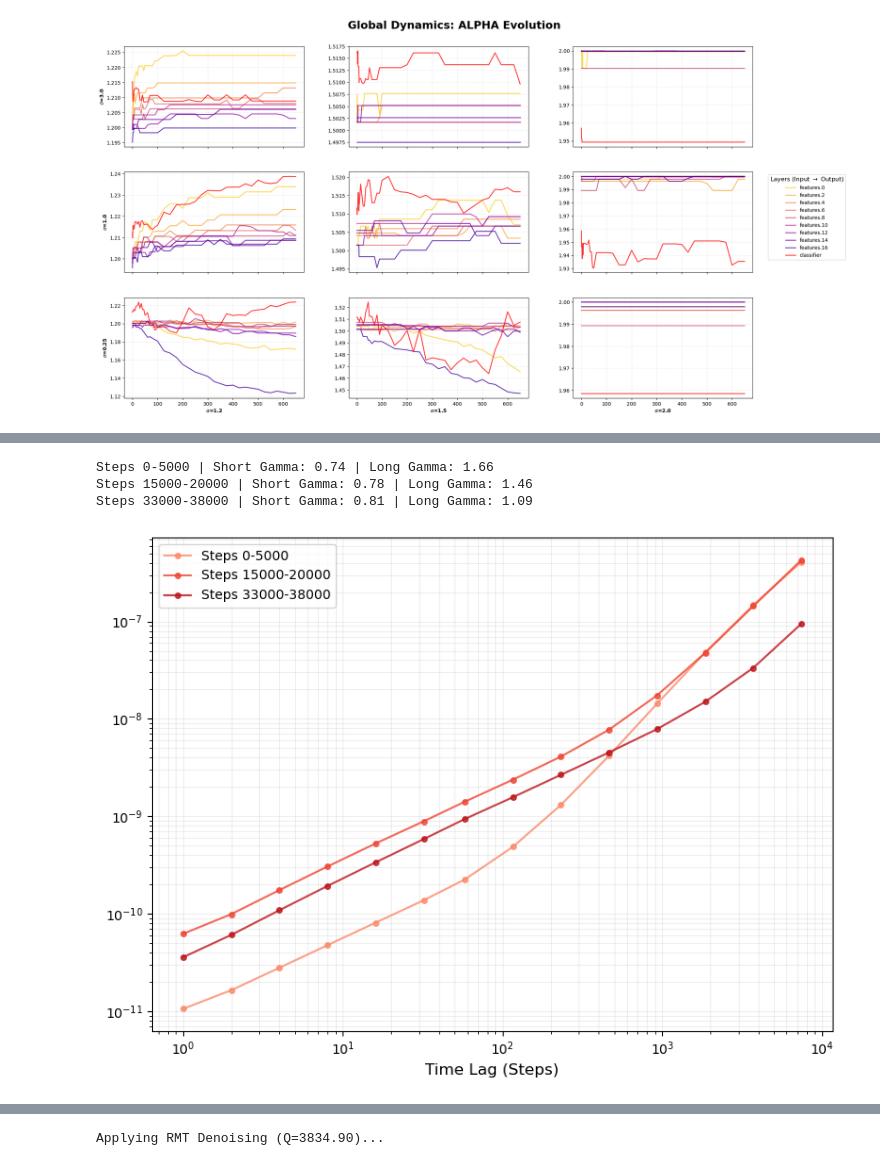
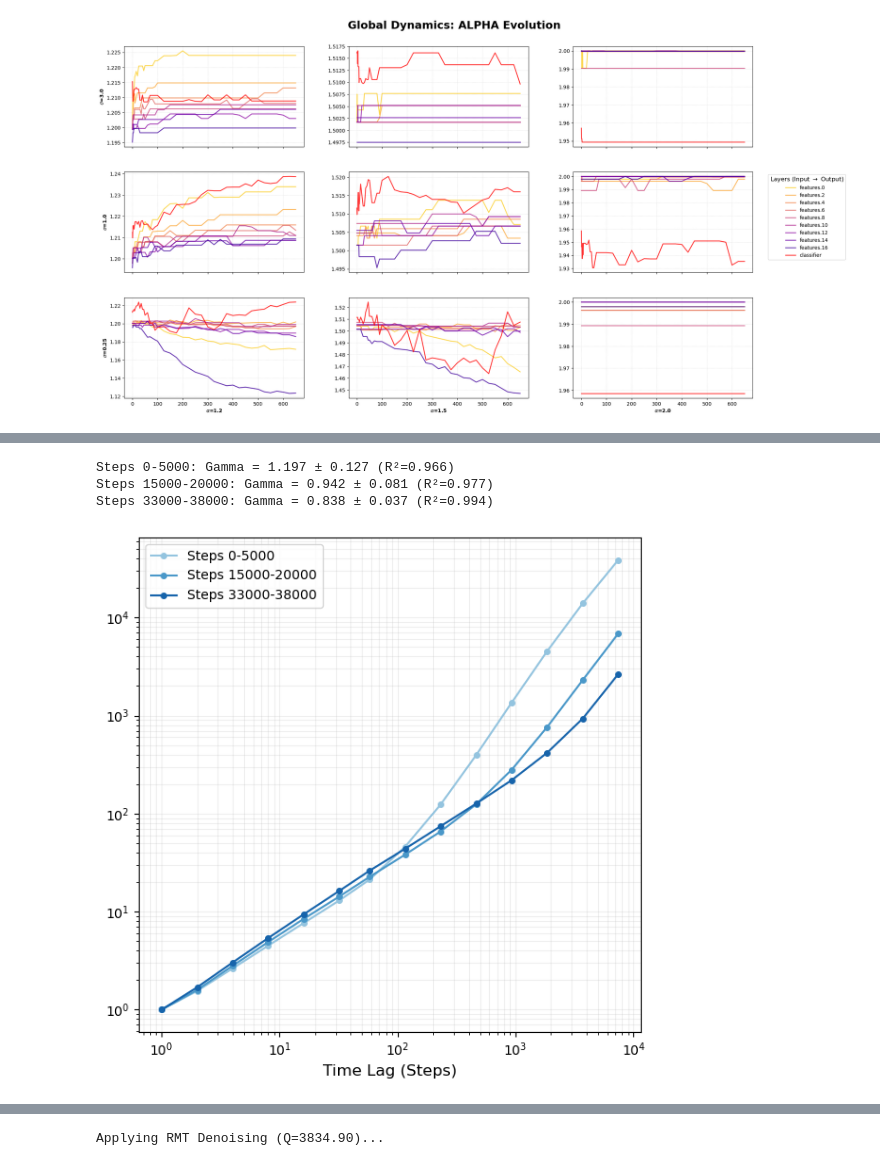
Before and after one commit to YiHaoFromEarth/ht-initialisation-dynamics, a Jupyter notebook: plots.ipynb, the cells around one changed output, grey strips where cells are left out. Saved outputs shown, nothing was run; the diff lists cells and outputs as text; code cells hidden in the pictures.

```diff
--- a/plots.ipynb
+++ b/plots.ipynb
@@ -613,24 +647,21 @@ def calculate_tamsd_windowed(df, layer_name, window_range, alpha_val=1.2, sigma_
     Calculates TAMSD for a specific layer within a specific training window.
     window_range: tuple (start_step, end_step)
     """
-    start, end = window_range
-    # Filter for the specific physics regime, layer, and the temporal window
-    subset = df.query(
-        "alpha == @alpha_val and sigma == @sigma_val and "
-        "layer == @layer_name and step >= @start and step <= @end"
-    )
+    subset = df.query("alpha == @alpha_val and sigma == @sigma_val and layer == @layer_name and step >= @window_range[0] and step < @window_range[1]")
 
-    if subset.empty:
-        return None
+    def get_stats(x):
+        squared_x = np.square(x)
+        # Avoid log(0) issues
+        log_squared_x = np.log(squared_x[squared_x > 0])
+        return pd.Series({
+            'msd': np.mean(squared_x),
+            'log_std': np.std(log_squared_x) if len(log_squared_x) > 0 else 0,
+            'count': len(x)
+        })
 
-    # Group by time_lag (tau) to get the time-average
-    # Note: We use np.mean(np.square(x)) because msd is E[|W(t+tau) - W(t)|^2]
-    tamsd_results = subset.groupby("time_lag")["l2_dist"].apply(
-        lambda x: np.mean(np.square(x))
-    ).reset_index()
-
-    tamsd_results.columns = ["lag", "msd"]
-    return tamsd_results
+    stats = subset.groupby("time_lag")["l2_dist"].apply(get_stats).unstack().reset_index()
+    stats.columns = ["lag", "msd", "log_std", "count"]
+    return stats
 
 def plot_layer_evolution_tamsd(parquet_path, layer_name, windows):
     """
@@ -638,52 +669,64 @@ def plot_layer_evolution_tamsd(parquet_path, layer_name, windows):
     windows: list of tuples [(start, end), ...]
     """
     df = pd.read_parquet(parquet_path)
-    plt.figure(figsize=(8, 6))
+    plt.figure(figsize=(6, 6))
 
     # Use a colormap to show progression (e.g., from light to dark)
-    colors = plt.cm.Reds(np.linspace(0.4, 0.8, len(windows)))
+    colors = plt.cm.Blues(np.linspace(0.4, 0.8, len(windows)))
 
     for i, window in enumerate(windows):
         res = calculate_tamsd_windowed(df, layer_name, window)
 
         if res is not None:
             label = f"Steps {window[0]}-{window[1]}"
-            plt.loglog(res["lag"], res["msd"], marker='o', markersize=4,
-                       color=colors[i], label=label, alpha=0.8)
+            # Geometric Bounds: Multiply/Divide by the exponent of log_std
+            # This creates a "multiplicative" ribbon that looks clean on log scales
+            # 1. Get the normalization constant (MSD at the first lag)
+            # Assuming your 'res' dataframe is sorted by lag
+            msd_tau_1 = res["msd"].iloc[0]
 
-            # Optional: Print short-term vs long-term gamma to console to check Strategy A
+            # Create normalized versions for plotting
+            norm_msd = res["msd"] / msd_tau_1
+
+            # 3. Plot the Normalized Mean TAMSD line
+            # Now every line will strictly start at (1, 1) on the log-log plot
+            plt.loglog(res["lag"], norm_msd, marker='o', markersize=4,
+                    color=colors[i], label=label)
+
+            # 4. STATISTICAL RIGOR (on normalized log values)
             log_lag = np.log(res["lag"].values)
-            log_msd = np.log(res["msd"].values)
+            log_norm_msd = np.log(norm_msd.values)
 
-            # Short-term fit (first 5 points)
-            s_short, _ = np.polyfit(log_lag[:5], log_msd[:5], 1)
-            # Long-term fit (last 5 points)
-            s_long, _ = np.polyfit(log_lag[-5:], log_msd[-5:], 1)
-            print(f"{label} | Short Gamma: {s_short:.2f} | Long Gamma: {s_long:.2f}")
+            slope, intercept, r_val, p_val, stderr = stats.linregress(log_lag, log_norm_msd)
+
+            # The slope (gamma) will be IDENTICAL to the non-normalized version,
+            # but the intercept will now be 0 (since log(1) = 0).
+            ci_gamma = 1.96 * stderr
+            print(f"{label}: Gamma = {slope:.3f} ± {ci_gamma:.3f} (R²={r_val**2:.3f})")
 
     # plt.title(f"Evolution of Diffusion Horizon: {layer_name}", fontsize=15, fontweight='bold')
     plt.xlabel("Time Lag (Steps)", fontsize=12)
     # plt.ylabel("Mean Squared Displacement (TAMSD)", fontsize=12)
     plt.legend()
     plt.grid(True, which="both", alpha=0.2)
     plt.tight_layout()
     plt.savefig(f"tamsd_evolution_{layer_name}.pdf")
     plt.show()
 
 # Example usage for your Honours Analysis:
 # Define windows that represent early, middle, and late training
 training_windows = [
     (0, 5000),      # Early exploration
     (15000, 20000),  # Mid-training
     (33000, 38000)   # Late convergence
 ]
 
 plot_layer_evolution_tamsd("displacement_database.parquet", "features.0.weight", training_windows)
 # %% [output]
-Steps 0-5000 | Short Gamma: 0.74 | Long Gamma: 1.66
-Steps 15000-20000 | Short Gamma: 0.78 | Long Gamma: 1.46
-Steps 33000-38000 | Short Gamma: 0.81 | Long Gamma: 1.09
+Steps 0-5000: Gamma = 1.197 ± 0.127 (R²=0.966)
+Steps 15000-20000: Gamma = 0.942 ± 0.081 (R²=0.977)
+Steps 33000-38000: Gamma = 0.838 ± 0.037 (R²=0.994)
-[figure, old version]
+[figure, new version]
 # %%
 def calculate_rolling_tamsd(msd_df, layer_name, alpha=1.2, sigma=0.25,
                            window_size=2000, stride=200):
```
Also changed, not shown: parts of 7 cells of this notebook, 15 other files.
